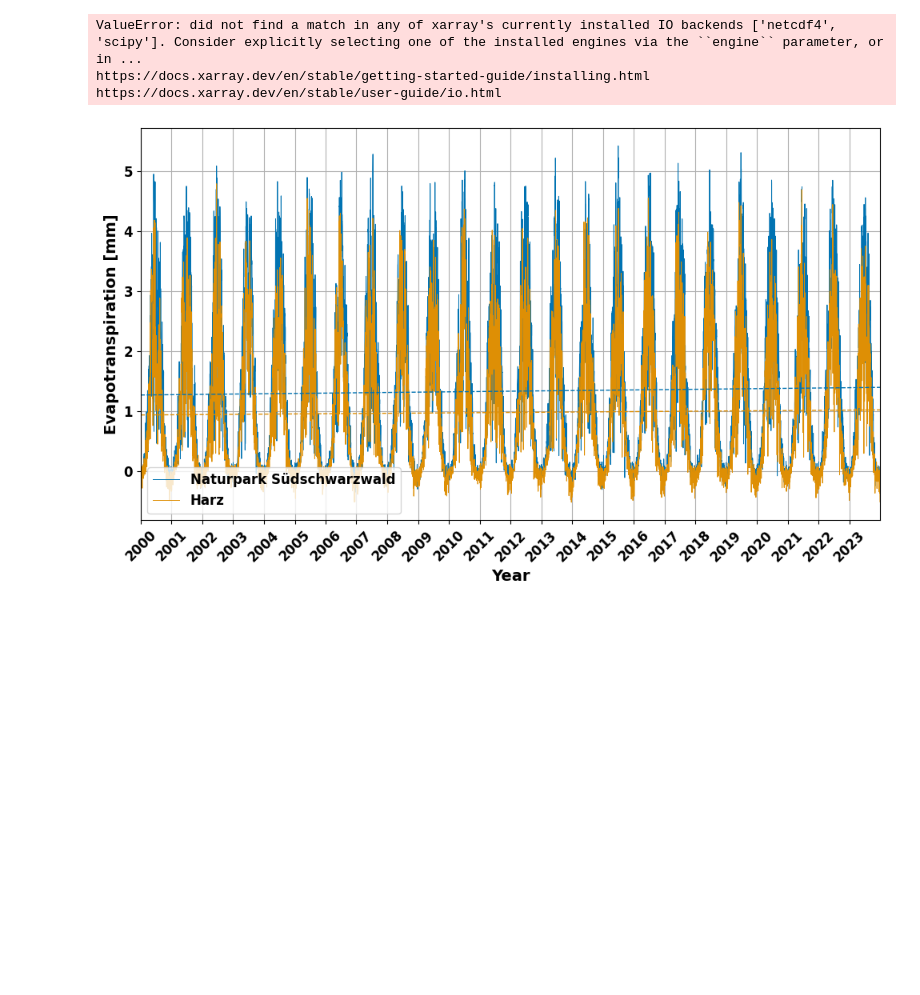
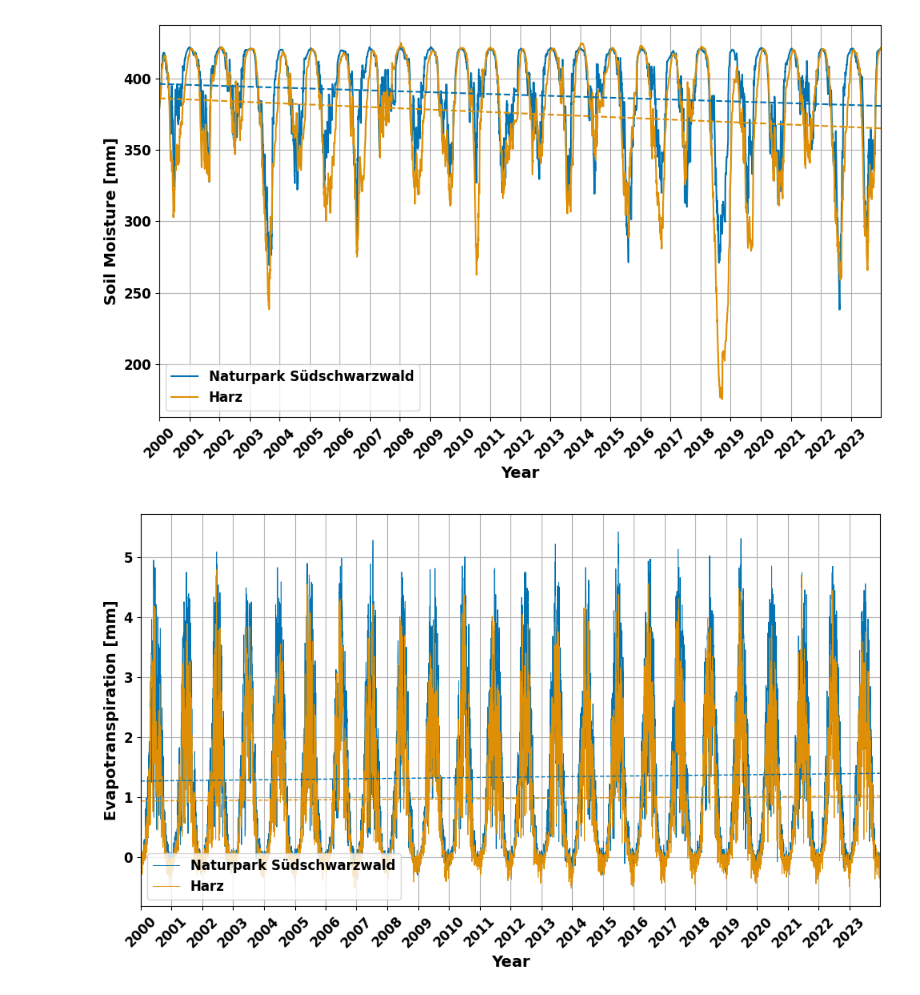
Before and after one commit to justusnoegel/deadwood_prediction, a Jupyter notebook: joint_plot.ipynb, the cells around one changed output. Drawn from its saved outputs; the diff is of its cells as text; code cells hidden in the pictures; blank space fills up the shorter version.

```diff
--- a/joint_plot.ipynb
+++ b/joint_plot.ipynb
@@ -7,7 +7,7 @@ import numpy as np
 
 # Read the NetCDF files into xarray.DataArray objects
 soil_moisture_xr_schwarzwald = xr.open_dataarray('data/soil_moisture_data_schwarzwald.nc')
-soil_moisture_xr_harz = xr.open_dataarray('data/soil_moisture_data_harz.nc')
+soil_moisture_xr_harz = xr.open_dataarray('data/soil_moisture_data_harz2.nc')
 
 # Calculate the mean along the lat and lon axes (axis=1) for soil moisture for both regions
 mean_soil_moisture_schwarzwald = soil_moisture_xr_schwarzwald.mean(dim=('lat', 'lon'))
@@ -30,36 +30,34 @@ p_schwarzwald = np.poly1d(z_schwarzwald)
 plt.plot(mean_soil_moisture_schwarzwald.time, p_schwarzwald(mdates.date2num(mean_soil_moisture_schwarzwald.time)), color=schwarzwald_color, linestyle='--')
 
 z_harz = np.polyfit(mdates.date2num(mean_soil_moisture_harz.time), mean_soil_moisture_harz, 1)
 p_harz = np.poly1d(z_harz)
 plt.plot(mean_soil_moisture_harz.time, p_harz(mdates.date2num(mean_soil_moisture_harz.time)), color=harz_color, linestyle='--')
 
 plt.xlabel('Year', fontsize=14, fontweight='bold')
 plt.ylabel('Soil Moisture [mm]', fontsize=14, fontweight='bold')
 plt.xticks(rotation=45, fontsize=12, fontweight='bold')
 plt.yticks(fontsize=12, fontweight='bold')
 
 # Set the x-axis limits to include only the years with data for Schwarzwald
 plt.xlim(mean_soil_moisture_schwarzwald.time.min(), mean_soil_moisture_schwarzwald.time.max())
 
 # Show every year on the x-axis based on the data
 plt.gca().xaxis.set_major_locator(mdates.YearLocator())
 
 plt.grid(True)
 plt.tight_layout()
 
 # Make the legend text bold and add a frame with a white background
 legend = plt.legend(loc='lower left', fontsize=12, frameon=True, facecolor='white')
 for text in legend.get_texts():
     text.set_fontweight('bold')
 
 # Save the plot as a PDF file in the results folder
 plt.savefig('results/soil_moisture_plot.pdf')
 
 plt.show()
 # %% [output]
-ValueError: did not find a match in any of xarray's currently installed IO backends ['netcdf4', 'scipy']. Consider explicitly selecting one of the installed engines via the ``engine`` parameter, or in ...
-https://docs.xarray.dev/en/stable/getting-started-guide/installing.html
-https://docs.xarray.dev/en/stable/user-guide/io.html
+[figure, added]
 # %%
 import matplotlib.pyplot as plt
 import matplotlib.dates as mdates
```
Also changed, not shown: 1 other file.
